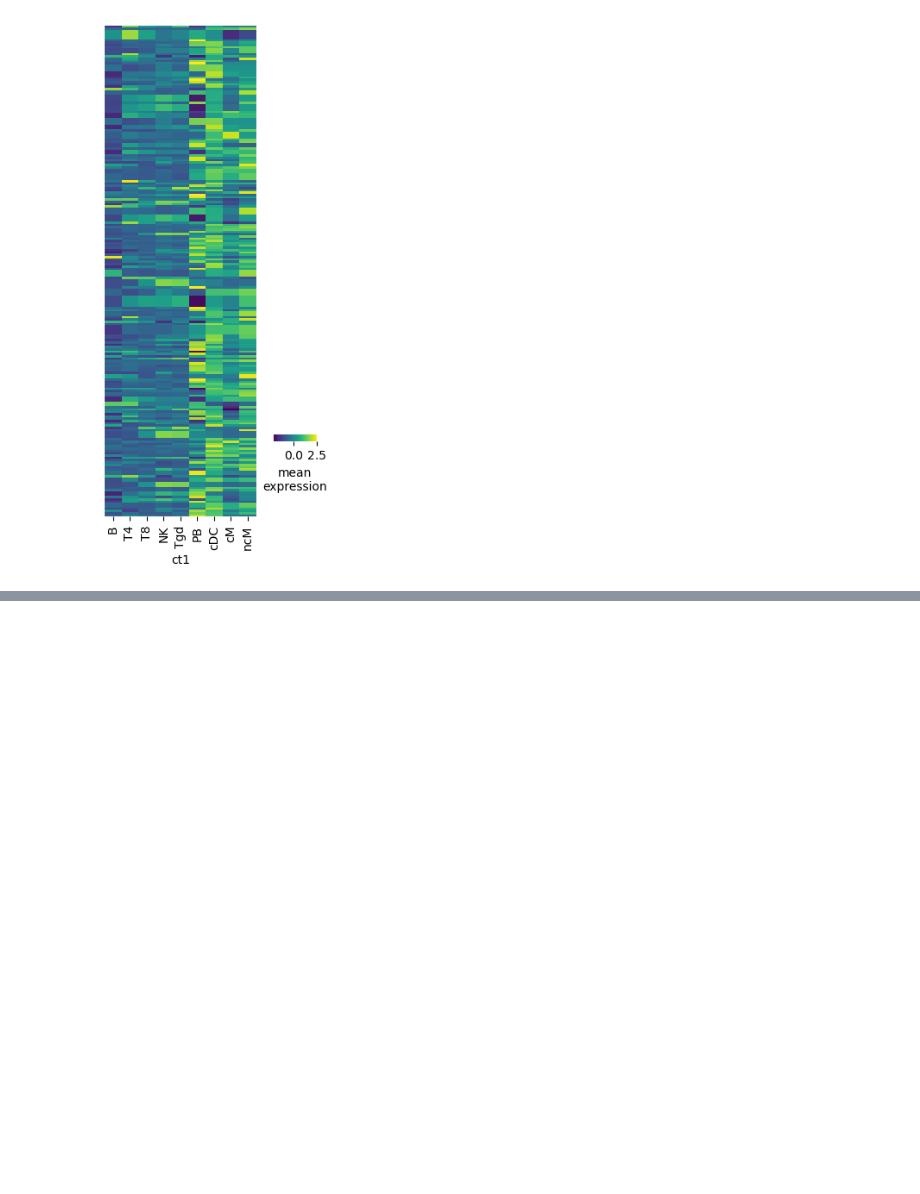
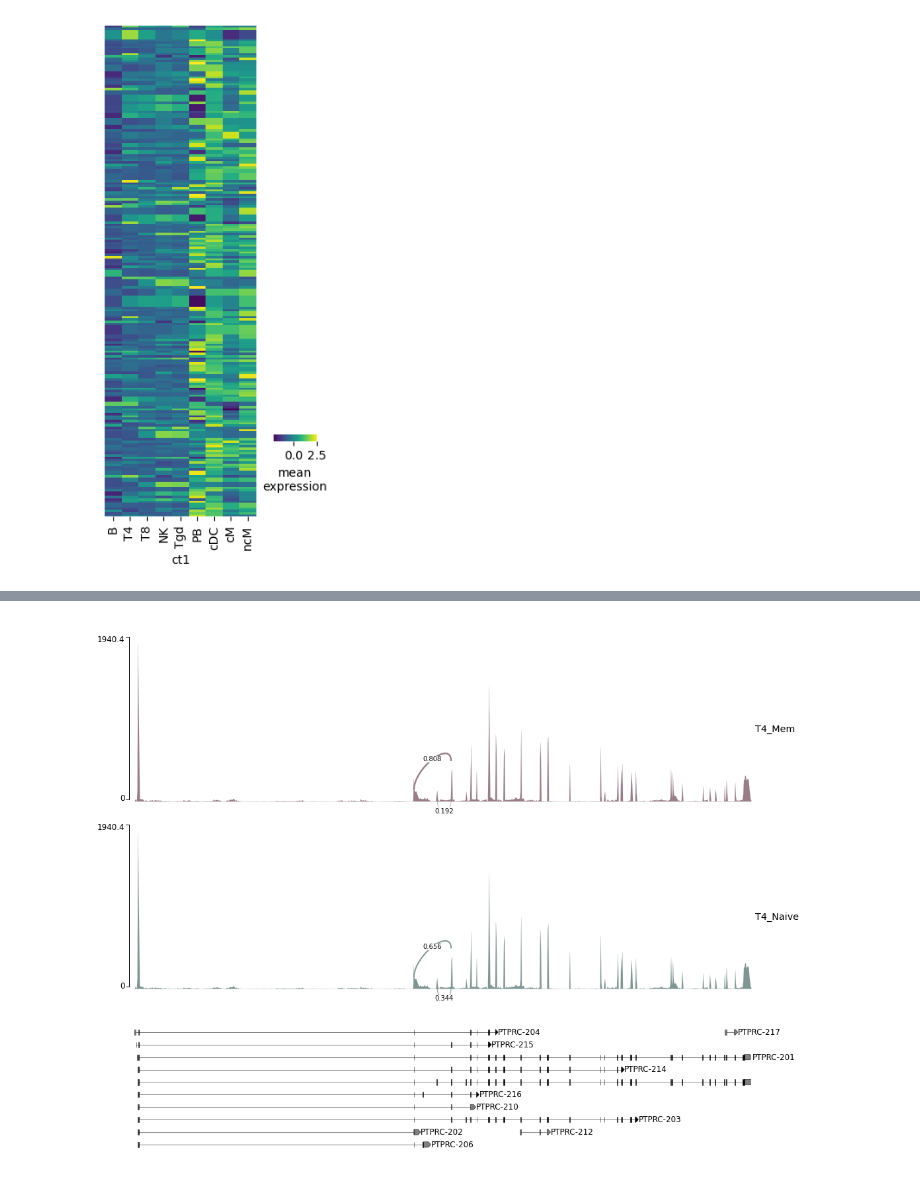
Before and after one commit to dbogdano/scSLR, a Jupyter notebook: notebooks/fig1/scquint_DE_PBMC.ipynb, the cells around one changed output, grey strips where cells are left out. Cells and saved outputs as stored; diff of their text form; code cells hidden in the pictures; blank space fills up the shorter version.

```diff
--- a/notebooks/fig1/scquint_DE_PBMC.ipynb
+++ b/notebooks/fig1/scquint_DE_PBMC.ipynb
@@ -438 +587,6 @@ c.ax_col_dendrogram.set_visible(False)
+# %%
+from IPython.display import Image
+Image(filename='./sashimi_plots/sashimi_PTPRC.png',retina=False)
+# %% [output]
+[figure, added]
 # %%
```
Also changed, not shown: parts of 16 cells of this notebook, 14 other files.
